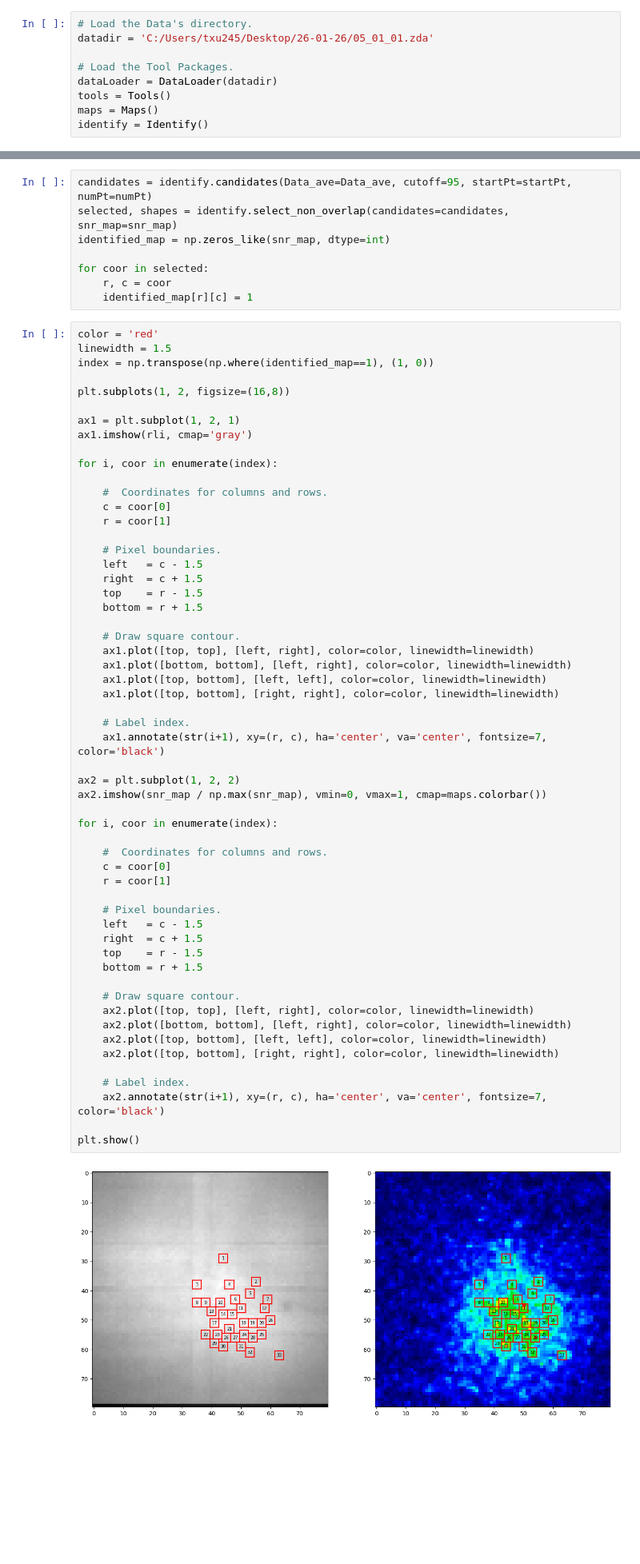
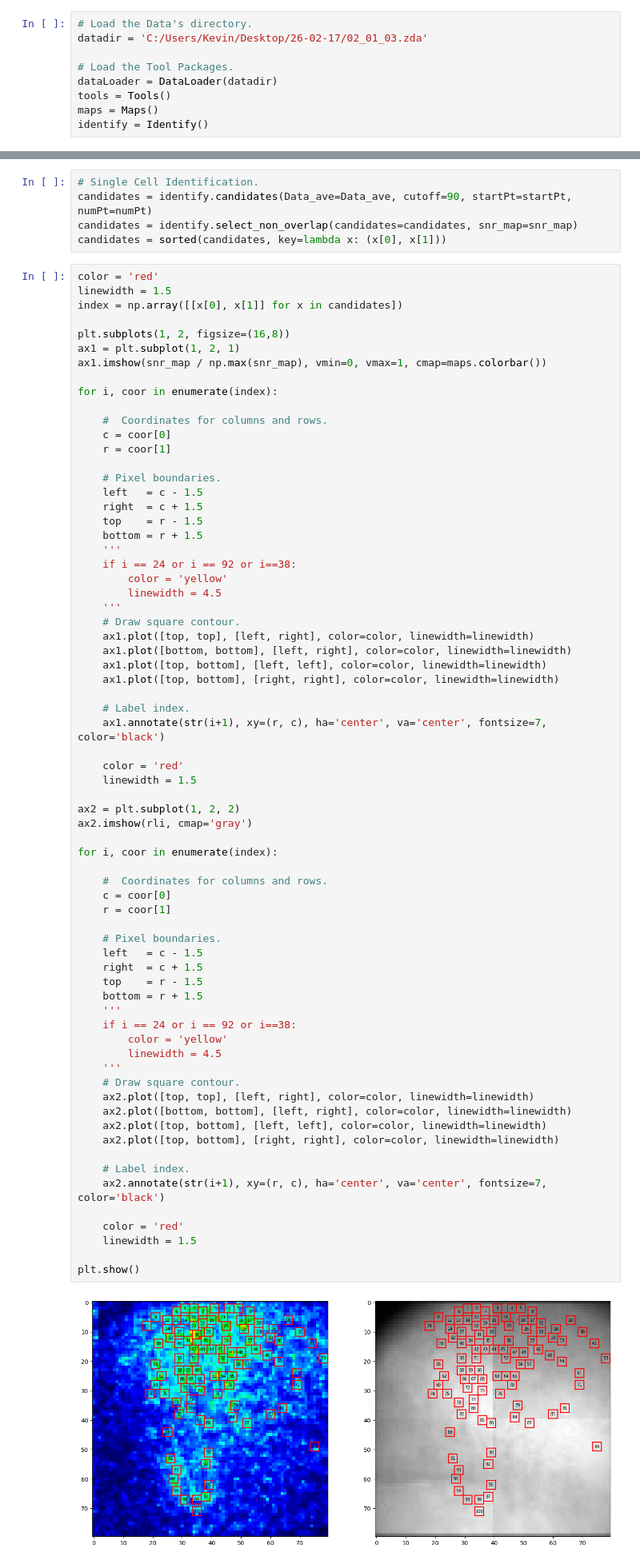
Before and after one commit to TianchengXu0420/ZDA_Adventure, a Jupyter notebook: 3x3Area.ipynb, the cells around one changed output, grey strips where cells are left out. Shown at 80% size. Saved outputs shown, nothing was run; the diff lists cells and outputs as text; blank space fills up the shorter version.

Commit message:
Single Cell Identification.

```diff
--- a/3x3Area.ipynb
+++ b/3x3Area.ipynb
@@ -12,7 +12,7 @@ from scipy.spatial.distance import cdist
 from scipy.signal import detrend
 # %%
 # Load the Data's directory.
-datadir = 'C:/Users/txu245/Desktop/26-01-26/05_01_01.zda'
+datadir = 'C:/Users/Kevin/Desktop/26-02-17/02_01_03.zda'
 
 # Load the Tool Packages.
 dataLoader = DataLoader(datadir)
@@ -63,20 +63,16 @@ plt.show()
 # %%
-candidates = identify.candidates(Data_ave=Data_ave, cutoff=95, startPt=startPt, numPt=numPt)
-selected, shapes = identify.select_non_overlap(candidates=candidates, snr_map=snr_map)
-identified_map = np.zeros_like(snr_map, dtype=int)
-
-for coor in selected:
-    r, c = coor
-    identified_map[r][c] = 1
+# Single Cell Identification.
+candidates = identify.candidates(Data_ave=Data_ave, cutoff=90, startPt=startPt, numPt=numPt)
+candidates = identify.select_non_overlap(candidates=candidates, snr_map=snr_map)
+candidates = sorted(candidates, key=lambda x: (x[0], x[1]))
 # %%
 color = 'red'
 linewidth = 1.5
-index = np.transpose(np.where(identified_map==1), (1, 0))
+index = np.array([[x[0], x[1]] for x in candidates])
 
 plt.subplots(1, 2, figsize=(16,8))
-
 ax1 = plt.subplot(1, 2, 1)
-ax1.imshow(rli, cmap='gray')
+ax1.imshow(snr_map / np.max(snr_map), vmin=0, vmax=1, cmap=maps.colorbar())
 
 for i, coor in enumerate(index):
 
@@ -89,43 +85,57 @@ for i, coor in enumerate(index):
     right  = c + 1.5
     top    = r - 1.5
     bottom = r + 1.5
-
+    '''
+    if i == 24 or i == 92 or i==38:
+        color = 'yellow'
+        linewidth = 4.5
+    '''
     # Draw square contour.
     ax1.plot([top, top], [left, right], color=color, linewidth=linewidth)
     ax1.plot([bottom, bottom], [left, right], color=color, linewidth=linewidth)
     ax1.plot([top, bottom], [left, left], color=color, linewidth=linewidth)
     ax1.plot([top, bottom], [right, right], color=color, linewidth=linewidth)
 
     # Label index.
     ax1.annotate(str(i+1), xy=(r, c), ha='center', va='center', fontsize=7, color='black')
 
+    color = 'red'
+    linewidth = 1.5
+
 ax2 = plt.subplot(1, 2, 2)
-ax2.imshow(snr_map / np.max(snr_map), vmin=0, vmax=1, cmap=maps.colorbar())
+ax2.imshow(rli, cmap='gray')
 
 for i, coor in enumerate(index):
 
     #  Coordinates for columns and rows.
     c = coor[0]
     r = coor[1]
 
     # Pixel boundaries.
     left   = c - 1.5
     right  = c + 1.5
     top    = r - 1.5
     bottom = r + 1.5
-
+    '''
+    if i == 24 or i == 92 or i==38:
+        color = 'yellow'
+        linewidth = 4.5
+    '''
     # Draw square contour.
     ax2.plot([top, top], [left, right], color=color, linewidth=linewidth)
     ax2.plot([bottom, bottom], [left, right], color=color, linewidth=linewidth)
     ax2.plot([top, bottom], [left, left], color=color, linewidth=linewidth)
     ax2.plot([top, bottom], [right, right], color=color, linewidth=linewidth)
 
     # Label index.
     ax2.annotate(str(i+1), xy=(r, c), ha='center', va='center', fontsize=7, color='black')
 
+    color = 'red'
+    linewidth = 1.5
+
 plt.show()
 # %% [output]
-[figure, old version]
+[figure, new version]
 # %%
 num = len(index)
 trial = Data.shape[0]
```
Also changed, not shown: parts of 6 cells of this notebook.
